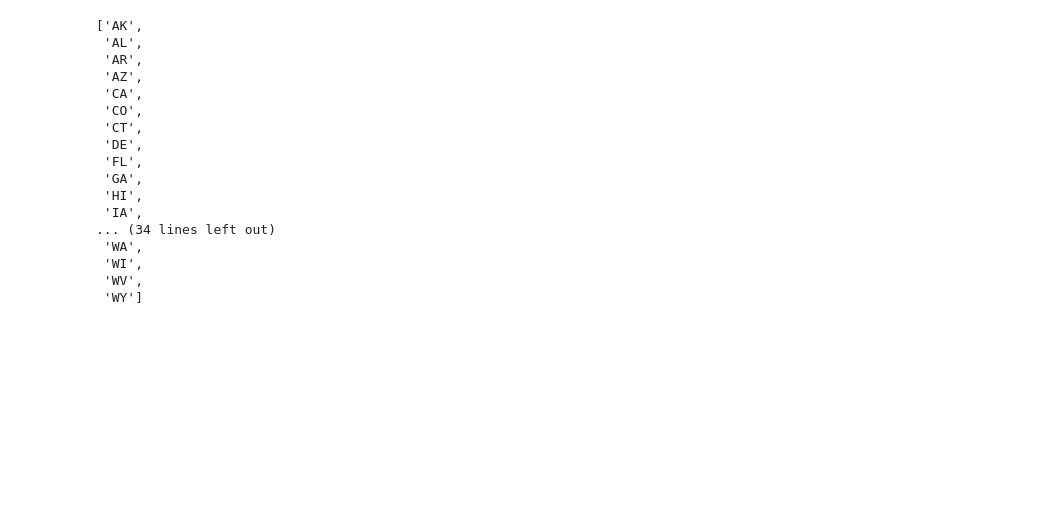
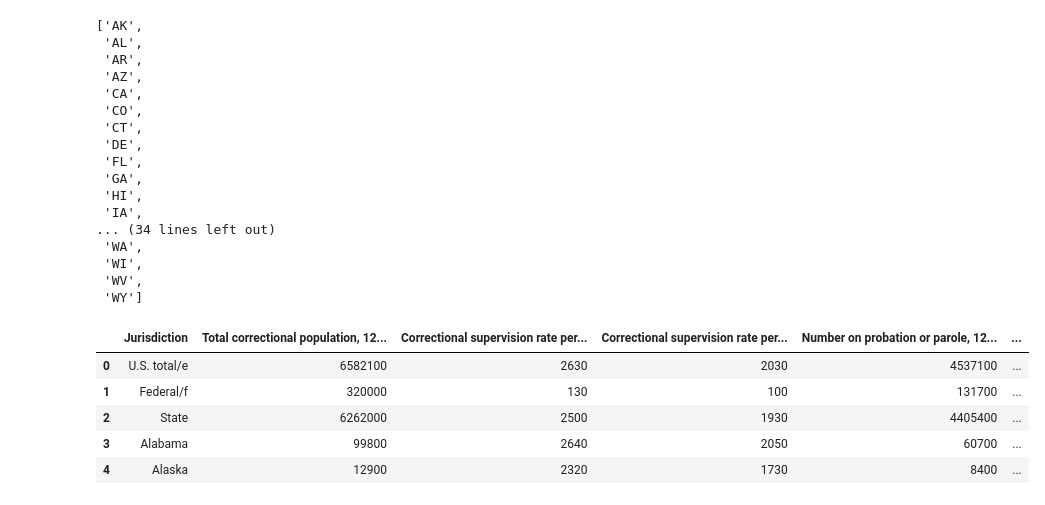
Before and after one commit to lorarjohns/US_Incarceration_Prelim, a Jupyter notebook: Hypothesis 2.ipynb, the cells around one changed output. Cells and saved outputs as stored; diff of their text form; code cells hidden in the pictures; blank space fills up the shorter version.

```diff
--- a/Hypothesis 2.ipynb
+++ b/Hypothesis 2.ipynb
@@ -137,3 +218,15 @@ state_abbrevs
  'WI',
  'WV',
  'WY']
+# %%
+# Load data from Bureau of Justice Statistics 2016 year-end survey
+
+inc_data_2 = pd.read_excel('cpus16at01.xlsx')
+inc_data_2.head()
+# %% [output]
+|  | Jurisdiction | Total correctional population, 12... | Correctional supervision rate per... | Correctional supervision rate per... | Number on probation or parole, 12... | ... |
+| 0 | U.S. total/e | 6582100 | 2630 | 2030 | 4537100 | ... |
+| 1 | Federal/f | 320000 | 130 | 100 | 131700 | ... |
+| 2 | State | 6262000 | 2500 | 1930 | 4405400 | ... |
+| 3 | Alabama | 99800 | 2640 | 2050 | 60700 | ... |
+| 4 | Alaska | 12900 | 2320 | 1730 | 8400 | ... |
```
Also changed, not shown: parts of 17 cells of this notebook, 22 other files.
